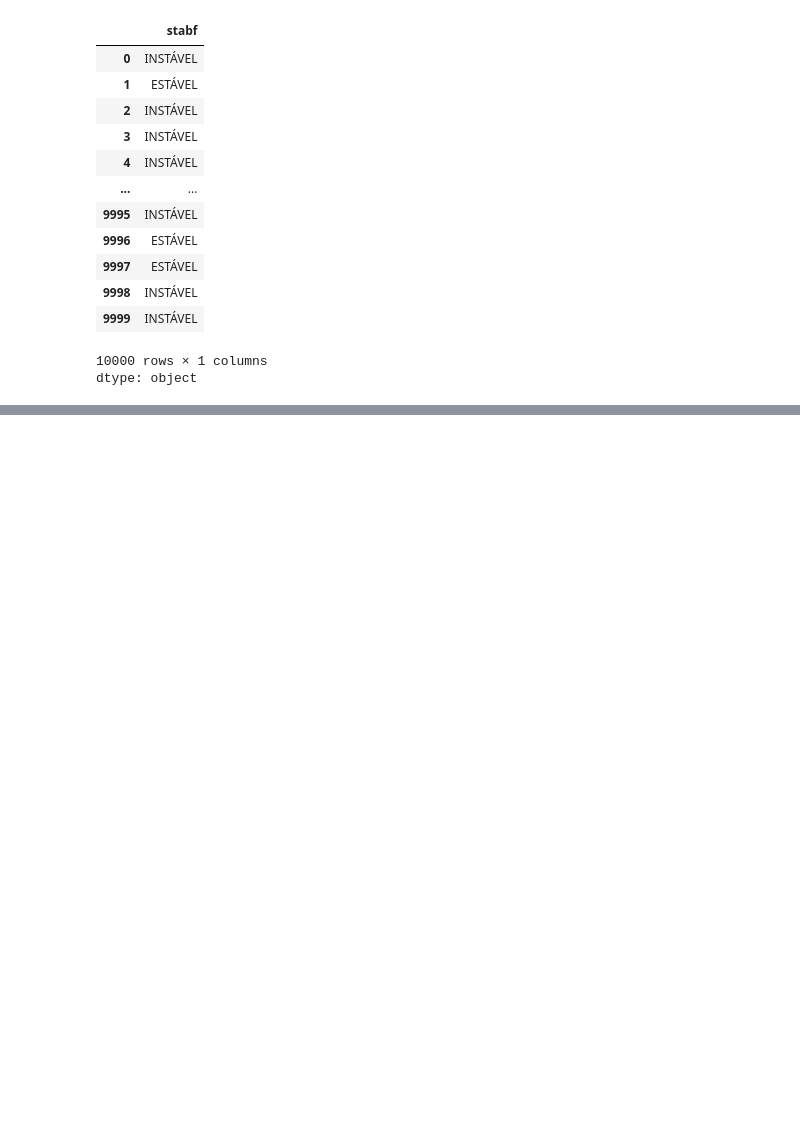
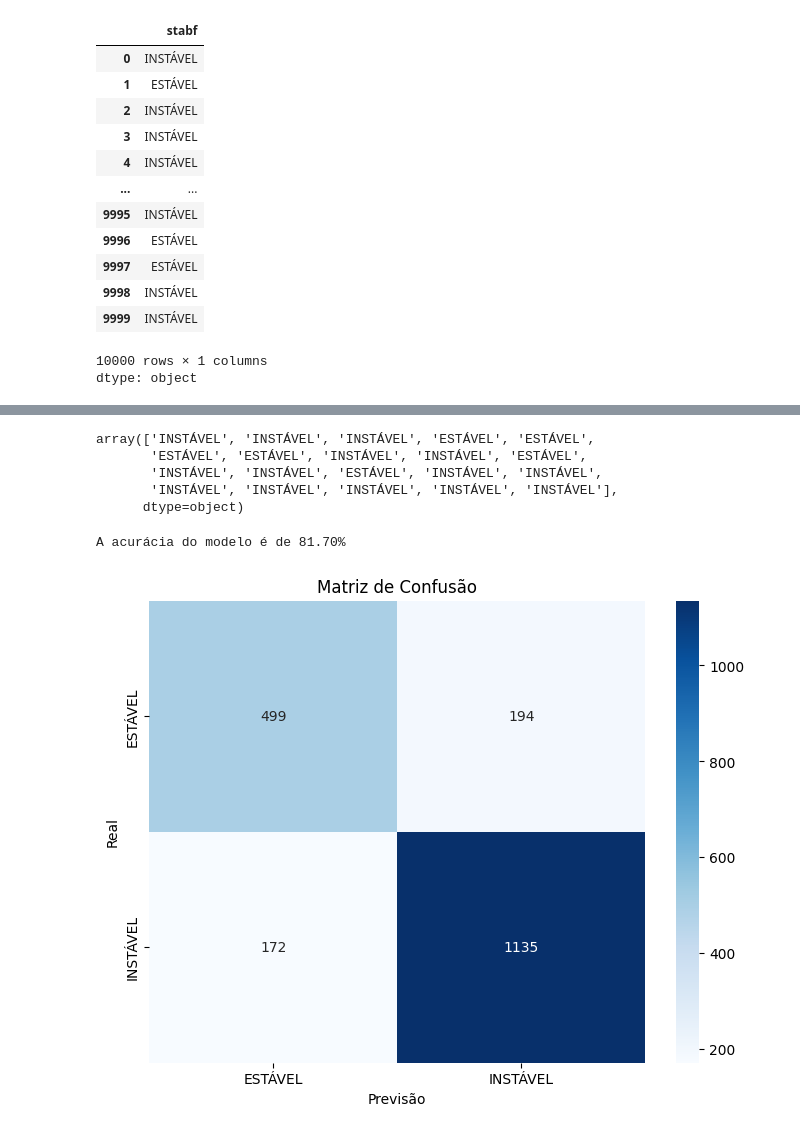
Before and after one commit to ThiagoCalazansLuzNakano/CP_2_Soluces_Renovaveis, a Jupyter notebook: Aula_06_ML_Energia_SERS.ipynb, the cells around one changed output, grey strips where cells are left out. Drawn from its saved outputs; the diff is of its cells as text; code cells hidden in the pictures; blank space fills up the shorter version.

```diff
--- a/Aula_06_ML_Energia_SERS.ipynb
+++ b/Aula_06_ML_Energia_SERS.ipynb
@@ -134,0 +137,2 @@ dtype: object
+# %%
+X_train, X_test, y_train, y_test = train_test_split(X, y, test_size=0.2, random_state=42)
@@ -134,0 +154,6 @@ dtype: object
+# %%
+# Instanciando o modelo
+modelo = LogisticRegression()
+# %%
+# Treinamento
+modelo.fit(X_train, y_train)
@@ -134,0 +187,16 @@ dtype: object
+# %%
+# Gerar array de previsões
+y_predict = modelo.predict(X_test)
+y_predict[:20]
+# %% [output]
+array(['INSTÁVEL', 'INSTÁVEL', 'INSTÁVEL', 'ESTÁVEL', 'ESTÁVEL',
+       'ESTÁVEL', 'ESTÁVEL', 'INSTÁVEL', 'INSTÁVEL', 'ESTÁVEL',
+       'INSTÁVEL', 'INSTÁVEL', 'ESTÁVEL', 'INSTÁVEL', 'INSTÁVEL',
+       'INSTÁVEL', 'INSTÁVEL', 'INSTÁVEL', 'INSTÁVEL', 'INSTÁVEL'],
+      dtype=object)
+# %%
+# Avaliar com base na acurácia
+acuracia = 100 * accuracy_score(y_test, y_predict)
+print(f'A acurácia do modelo é de {acuracia:.2f}%')
+# %% [output]
+A acurácia do modelo é de 81.70%
@@ -134,0 +205,10 @@ dtype: object
+# %%
+cm = confusion_matrix(y_test, y_predict)
+plt.figure(figsize=(8, 6))
+sns.heatmap(cm, annot=True, fmt='d', cmap='Blues', xticklabels=['ESTÁVEL', 'INSTÁVEL'], yticklabels=['ESTÁVEL', 'INSTÁVEL'])
+plt.xlabel('Previsão')
+plt.ylabel('Real')
+plt.title('Matriz de Confusão')
+plt.show()
+# %% [output]
+[figure, added]
```
Also changed, not shown: parts of 8 cells of this notebook.
